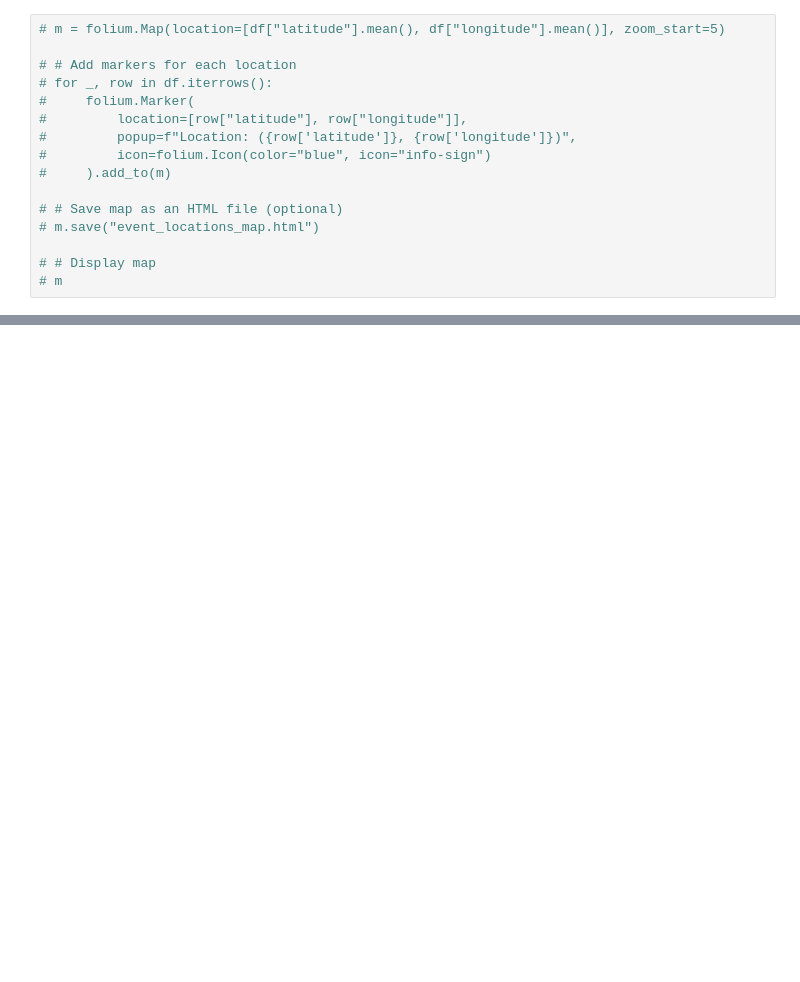
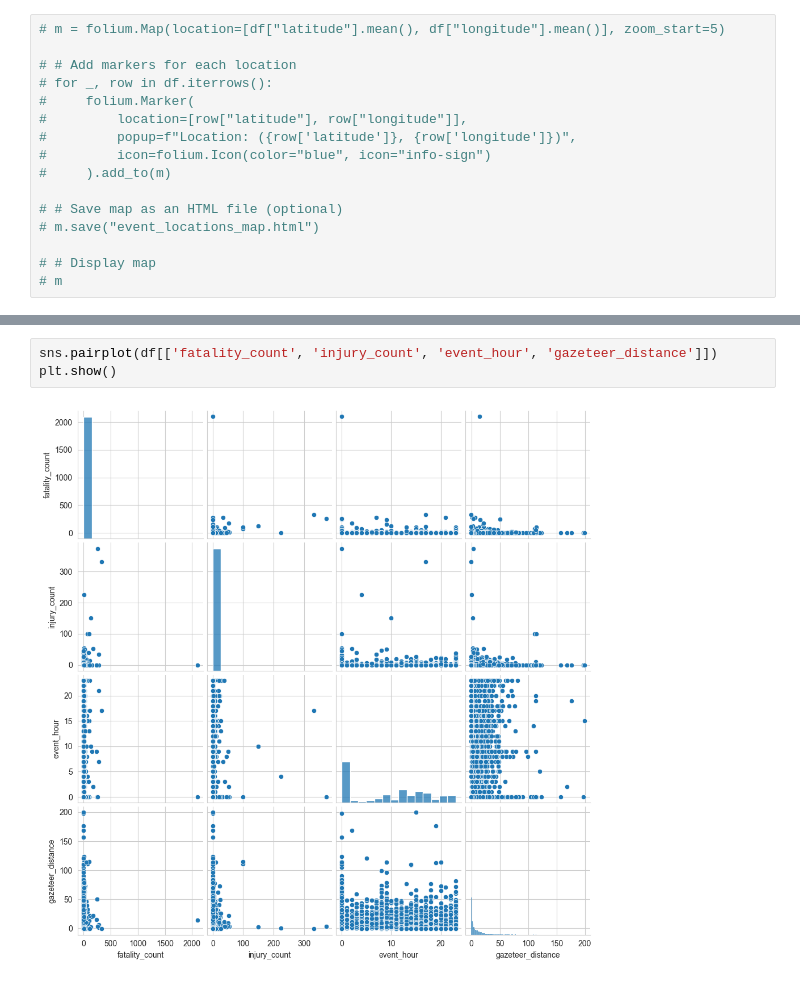
Before and after one commit to n-ferrante/Global_Landslides, a Jupyter notebook: notebooks/02_exploratory_data_analysis.ipynb, the cells around one changed output, grey strips where cells are left out. Cells and saved outputs as stored; diff of their text form; blank space fills up the shorter version.

```diff
--- a/notebooks/02_exploratory_data_analysis.ipynb
+++ b/notebooks/02_exploratory_data_analysis.ipynb
@@ -95,0 +123,5 @@ plt.show()
+# %%
+sns.pairplot(df[['fatality_count', 'injury_count', 'event_hour', 'gazeteer_distance']])
+plt.show()
+# %% [output]
+[figure, added]
```
Also changed, not shown: parts of 7 cells of this notebook.
